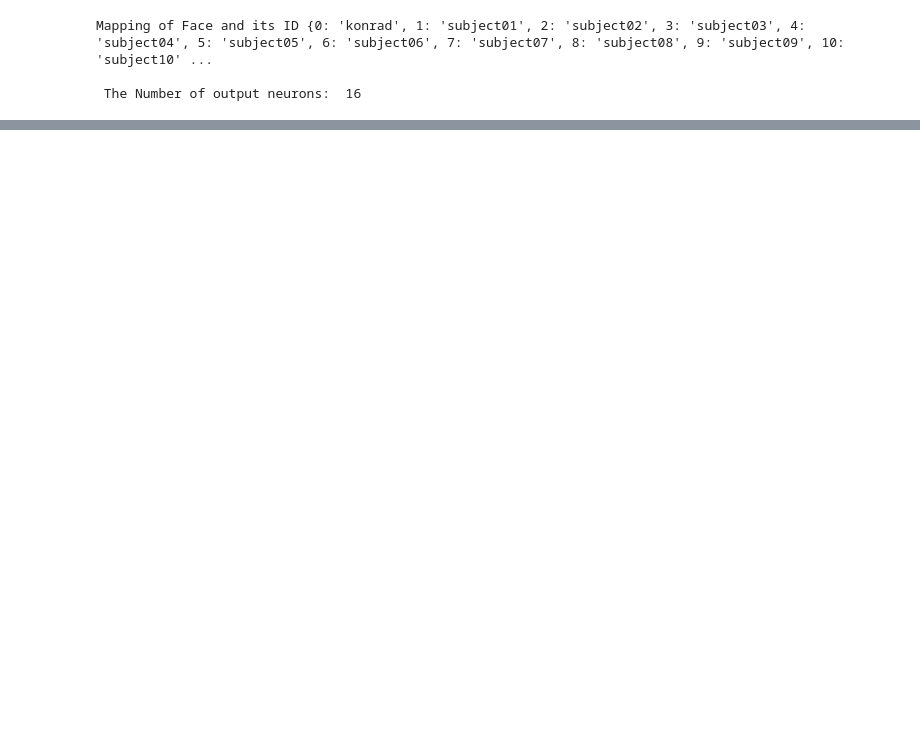
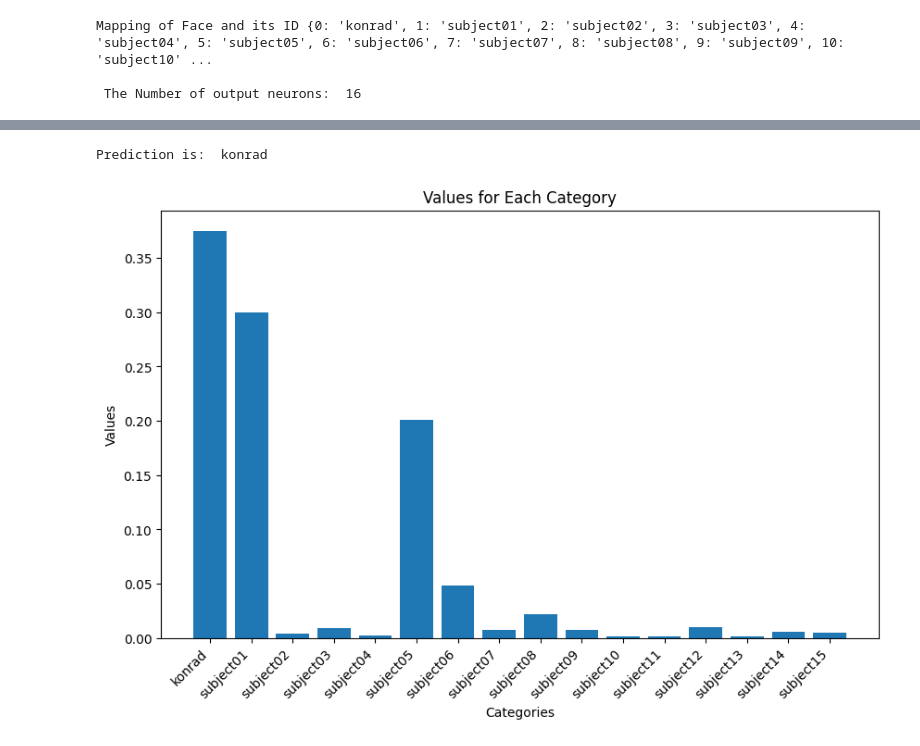
Before and after one commit to konrad121970/deep-learning-face-recognition, a Jupyter notebook: face_recognition.ipynb, the cells around one changed output, grey strips where cells are left out. Drawn from its saved outputs; the diff is of its cells as text; code cells hidden in the pictures; blank space fills up the shorter version.

```diff
--- a/face_recognition.ipynb
+++ b/face_recognition.ipynb
@@ -167,0 +142,39 @@ Prediction is:  subject09
+# %%
+import numpy as np
+from keras.preprocessing import image
+
+
+# only_faces\\test\\subject01\\subject01_.leftlight_face_1.jpg
+# only_faces\\test\subject09\\subject09_.happy_face_1.jpg
+# only_faces\\test\\subject03\\subject03_.happy_face_1.jpg
+# only_faces\\test\\subject04\\subject04_.glasses_face_1.jpg
+# only_faces\\test\\subject04\\subject04_.centerlight_face_1.jpg
+# only_faces\\test\\konrad\\konrad_3_face_1.jpg
+
+ImagePath= 'only_faces\\test\\konrad\\ja_nowe_face_1.jpg'
+test_image=image.load_img(ImagePath,target_size=(64, 64), color_mode='grayscale')
+test_image=image.img_to_array(test_image)
+
+test_image=np.expand_dims(test_image,axis=0)
+
+result=model.predict(test_image,verbose=0)
+print('Prediction is: ',ResultMap[np.argmax(result)])
+
+if len(ResultMap) == result.shape[1]:
+    # Get labels and values
+    labels = list(ResultMap.values())
+    values = result.flatten()
+
+    # Plotting
+    plt.figure(figsize=(10, 6))
+    plt.bar(labels, values)
+    plt.xlabel('Categories')
+    plt.ylabel('Values')
+    plt.title('Values for Each Category')
+    plt.xticks(rotation=45, ha="right")  # Rotate x-axis labels for better visibility
+    plt.show()
+else:
+    print("Length mismatch between ResultMap and result_array.")
+# %% [output]
+Prediction is:  konrad
+[figure, added]
```
Also changed, not shown: parts of 5 cells of this notebook.
